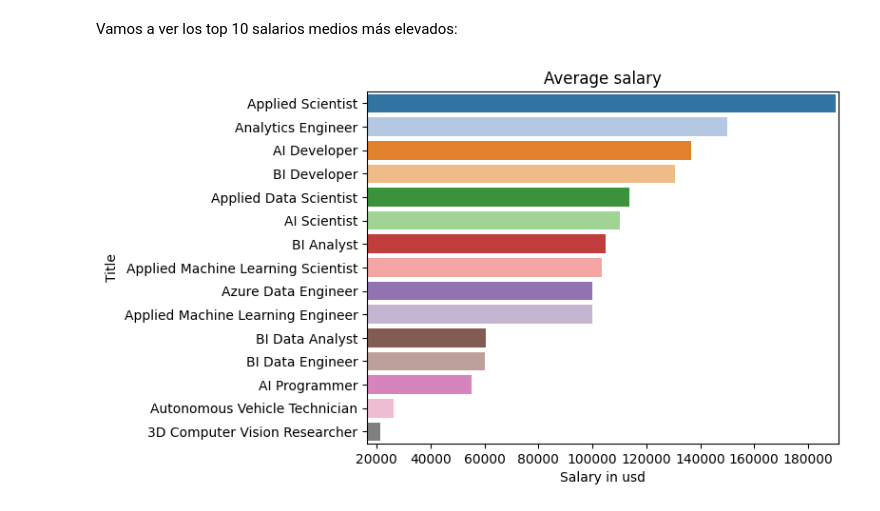
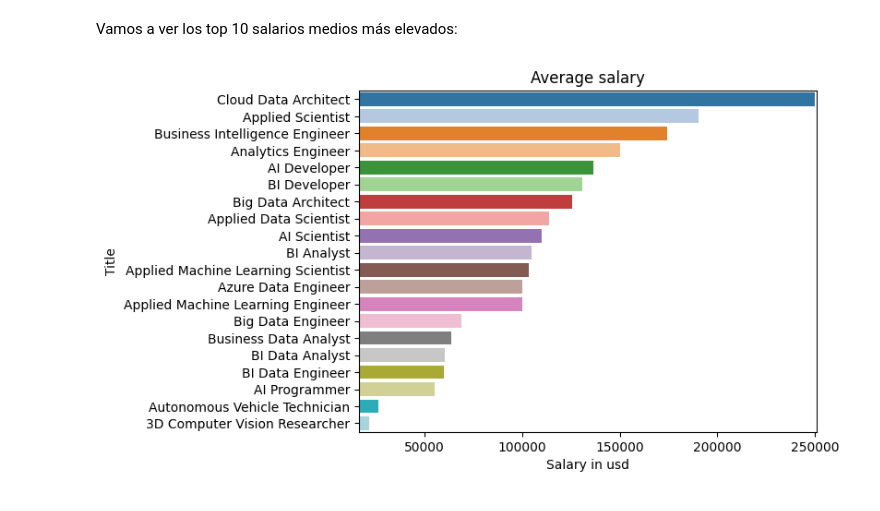
Before and after one commit to ssaaaam/datascience_salaries, a Jupyter notebook: caskagglef.ipynb, the cells around one changed output. Cells and saved outputs as stored; diff of their text form; code cells hidden in the pictures.

```diff
--- a/caskagglef.ipynb
+++ b/caskagglef.ipynb
@@ -164,16 +164,16 @@ plt.show()
 # %% [markdown]
 Vamos a ver los top 10 salarios medios más elevados:
 # %%
-average_salary = df.groupby('job_title')['salary_in_usd'].mean().head(15)
+average_salary = df.groupby('job_title')['salary_in_usd'].mean().head(20)
 average_salary = average_salary.sort_values(ascending=False)
 sns.barplot(x=average_salary.values, y=average_salary.index,palette='tab20')
 plt.xlim(min(average_salary.values)-5000, max(average_salary.values)+1000)
 plt.xlabel('Salary in usd')
 plt.ylabel('Title')
 plt.title('Average salary')
 plt.show()
 # %% [output]
-[figure, old version]
+[figure, new version]
 # %%
 def convert_to_categorical(df, variable):
     dummies = pd.get_dummies(df[variable], dtype='int',drop_first=False)
```
Also changed, not shown: parts of 1 cell of this notebook.
